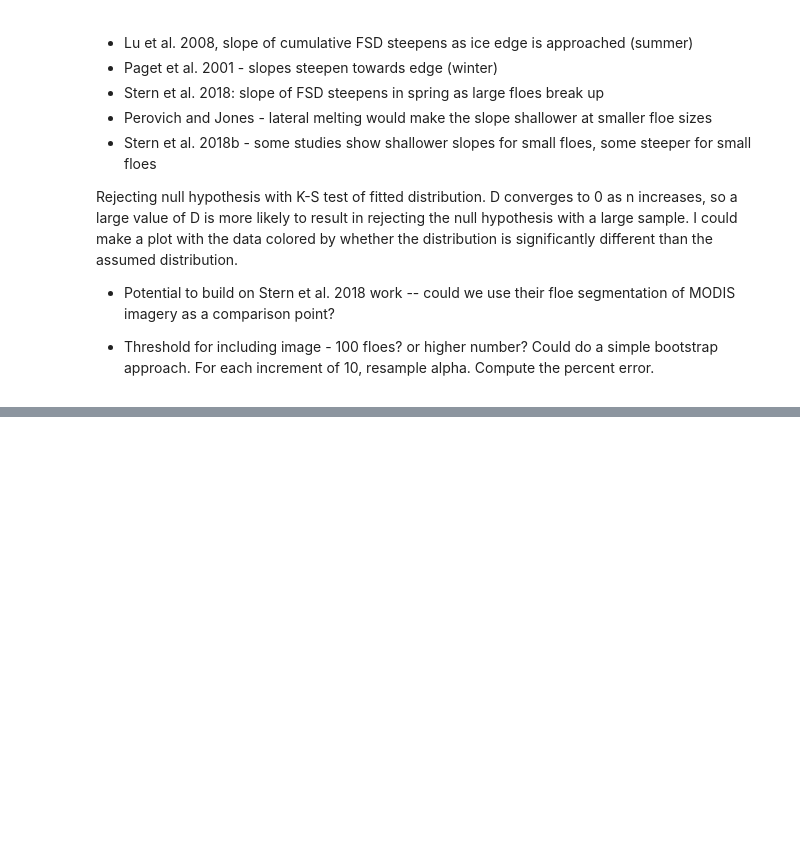
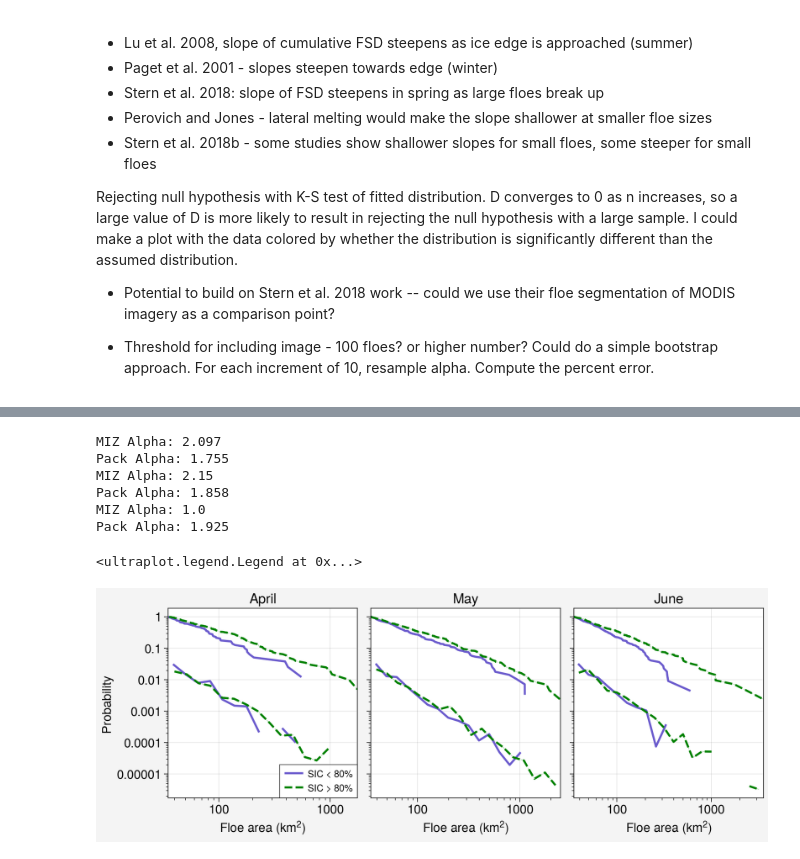
Before and after one commit to danielmwatkins/miz_scales_of_motion, a Jupyter notebook: notebooks/floe_size_distribution.ipynb, the cells around one changed output, grey strips where cells are left out. Cells and saved outputs as stored; diff of their text form; code cells hidden in the pictures; blank space fills up the shorter version.

```diff
--- a/notebooks/floe_size_distribution.ipynb
+++ b/notebooks/floe_size_distribution.ipynb
@@ -217,0 +280,11 @@ Could do a simple bootstrap approach. For each increment of 10, resample alpha.
+# %%
+max_counts = miz_areas.resample('7d').max()
+max_counts = max_counts[max_counts.index.month != 3]
+
+dt = pd.to_timedelta('7d')
+date_select = []
+for date in max_counts.index:
+    subset = miz_areas.loc[slice(date-dt, date)]
+    date_select.append(subset.idxmax())
+# %%
+df_weekly_maxima = df.loc[df.final_classification].groupby('datetime').filter(lambda x: x.name in date_select)
@@ -217,0 +307,40 @@ Could do a simple bootstrap approach. For each increment of 10, resample alpha.
+# %%
+fig, axs = uplt.subplots(width=9, ncols=3, spanx=False)
+xmax=90000
+months = {4: 'April', 5: 'May', 6: 'June'}
+for ax, month in zip(axs, [4, 5, 6]):
+    # SIC < 0.8
+    df_subset = df_weekly_maxima.loc[(df_weekly_maxima.datetime.dt.month == month) & df_weekly_maxima.asi_sic_mean.between(1, 85)]
+    for year, group in df_subset.groupby(df_subset.datetime.dt.year):
+        data = group.area*0.25*0.25
+        fit = powerlaw.Fit(data, xmin=35, xmax=xmax)
+        fit.plot_pdf(color='slateblue', linewidth=0.7, ax=ax, label='', alpha=0.3)
+        fit.plot_ccdf(color='slateblue', linewidth=0.7, ax=ax, alpha=0.3)
+    data = df_subset.area*0.25*0.25
+    fit = powerlaw.Fit(data,xmin=35, xmax=xmax)
+    fit.plot_pdf(color='slateblue', linewidth=2, ax=ax, label='SIC < 80%')
+    fit.plot_ccdf(color='slateblue', linewidth=2, ax=ax)
+    print('MIZ Alpha: ' + str(np.round(fit.truncated_power_law.alpha, 3)))
+    # SIC > 0.8
+    df_subset = df_weekly_maxima.loc[(df_weekly_maxima.datetime.dt.month == month) & df_weekly_maxima.asi_sic_mean.between(85, 100)]
+    for year, group in df_subset.groupby(df_subset.datetime.dt.year):
+        data = group.area * 0.25*0.25
+        fit = powerlaw.Fit(data,xmin=35, xmax=xmax)
+        fit.plot_pdf(color='green', linewidth=0.7, ax=ax, label='', alpha=0.3, ls='--')
+        fit.plot_ccdf(color='green', linewidth=0.7, ax=ax, alpha=0.3, ls='--')
+    data = df_subset.area*0.25*0.25
+    fit = powerlaw.Fit(data,xmin=35, xmax=xmax)
+    fit.plot_pdf(color='green', linewidth=2, ax=ax, label='SIC > 80%', ls='--')
+    fit.plot_ccdf(color='green', linewidth=2, ax=ax, ls='--')
+    print('Pack Alpha: ' + str(np.round(fit.truncated_power_law.alpha, 3)))
+    ax.format(xlabel='Floe area (km$^2$)', ylabel='Probability', fontsize=12, title=months[month])
+axs[0].legend(loc='lr', ncols=1)
+# %% [output]
+MIZ Alpha: 2.097
+Pack Alpha: 1.755
+MIZ Alpha: 2.15
+Pack Alpha: 1.858
+MIZ Alpha: 1.0
+Pack Alpha: 1.925
+<ultraplot.legend.Legend at 0x...>
+[figure, added]
```
Also changed, not shown: parts of 11 cells of this notebook, 2 other files.
